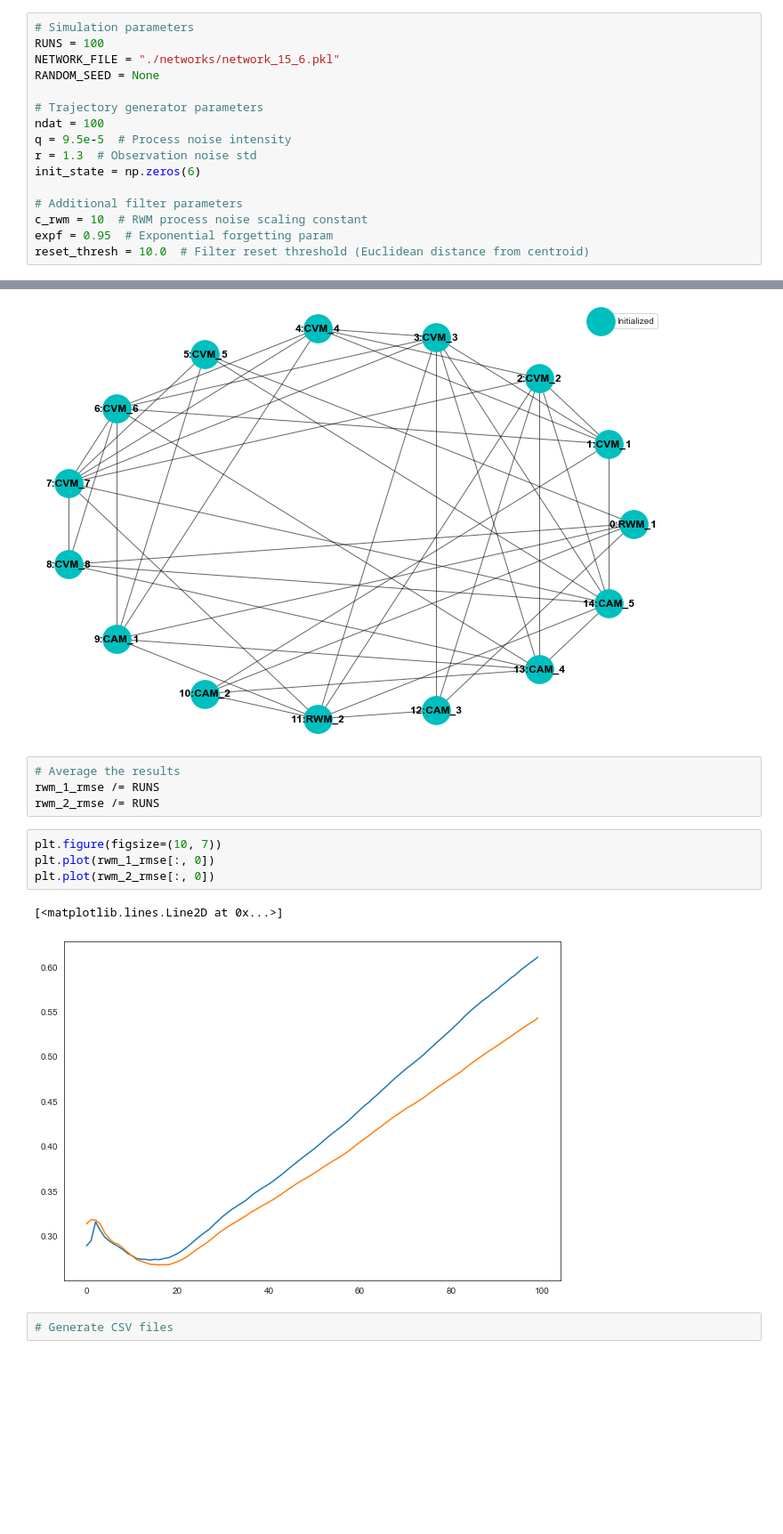
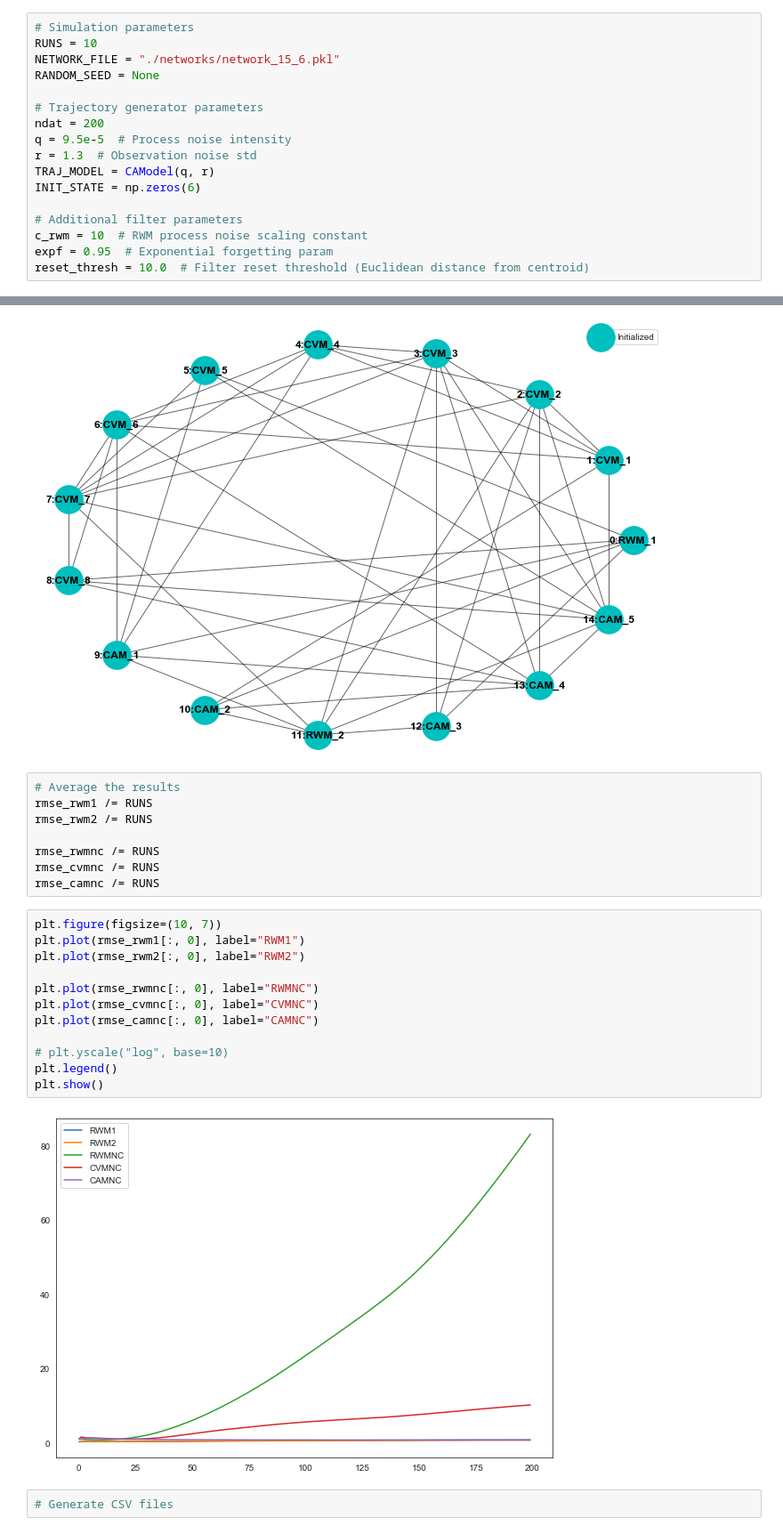
Before and after one commit to maiquang/maithanh-thesis-src, a Jupyter notebook: sim_template.ipynb, the cells around one changed output, grey strips where cells are left out. Shown at 89% size. Saved outputs shown, nothing was run; the diff lists cells and outputs as text; blank space fills up the shorter version.

```diff
--- a/sim_template.ipynb
+++ b/sim_template.ipynb
@@ -14,15 +14,16 @@ from src.trajectory import Trajectory
 sns.set_style("white")
 # %%
 # Simulation parameters
-RUNS = 100
+RUNS = 10
 NETWORK_FILE = "./networks/network_15_6.pkl"
 RANDOM_SEED = None
 
 # Trajectory generator parameters
-ndat = 100
+ndat = 200
 q = 9.5e-5  # Process noise intensity
 r = 1.3  # Observation noise std
-init_state = np.zeros(6)
+TRAJ_MODEL = CAModel(q, r)
+INIT_STATE = np.zeros(6)
 
 # Additional filter parameters
 c_rwm = 10  # RWM process noise scaling constant
@@ -91,14 +115,25 @@ kfn.draw_network()
 [figure]
 # %%
 # Average the results
-rwm_1_rmse /= RUNS
-rwm_2_rmse /= RUNS
+rmse_rwm1 /= RUNS
+rmse_rwm2 /= RUNS
+
+rmse_rwmnc /= RUNS
+rmse_cvmnc /= RUNS
+rmse_camnc /= RUNS
 # %%
 plt.figure(figsize=(10, 7))
-plt.plot(rwm_1_rmse[:, 0])
-plt.plot(rwm_2_rmse[:, 0])
+plt.plot(rmse_rwm1[:, 0], label="RWM1")
+plt.plot(rmse_rwm2[:, 0], label="RWM2")
+
+plt.plot(rmse_rwmnc[:, 0], label="RWMNC")
+plt.plot(rmse_cvmnc[:, 0], label="CVMNC")
+plt.plot(rmse_camnc[:, 0], label="CAMNC")
+
+# plt.yscale("log", base=10)
+plt.legend()
+plt.show()
 # %% [output]
-[<matplotlib.lines.Line2D at 0x...>]
-[figure, old version]
+[figure, new version]
 # %%
 # Generate CSV files
```
Also changed, not shown: parts of 1 cell of this notebook.
